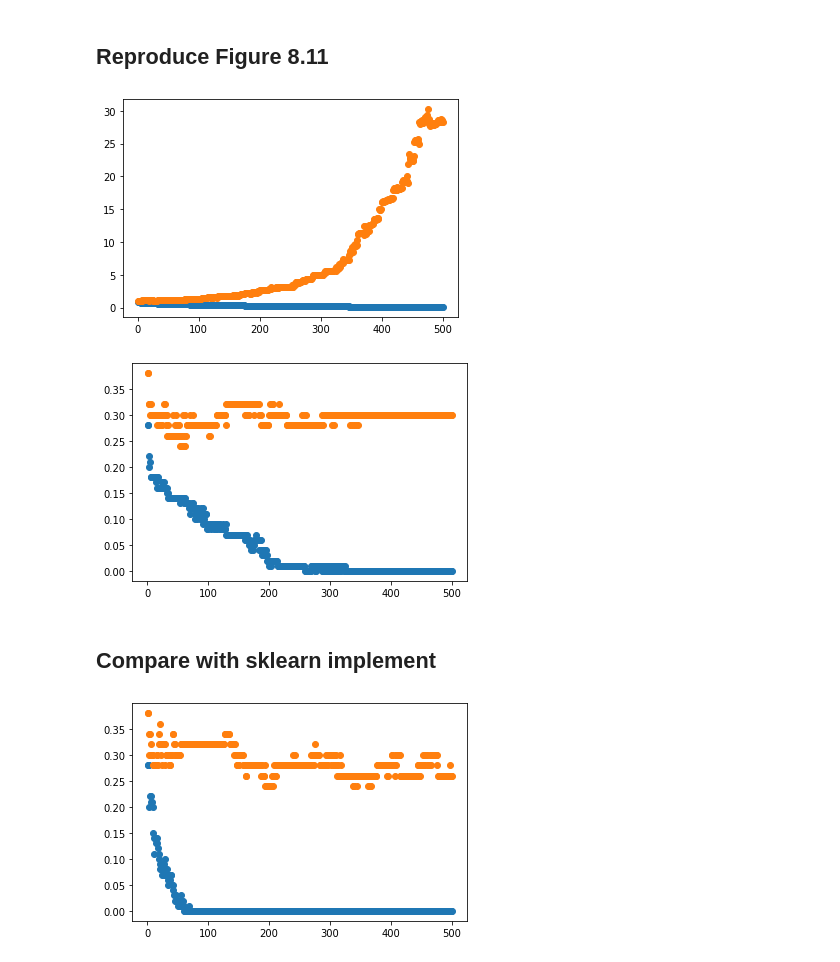
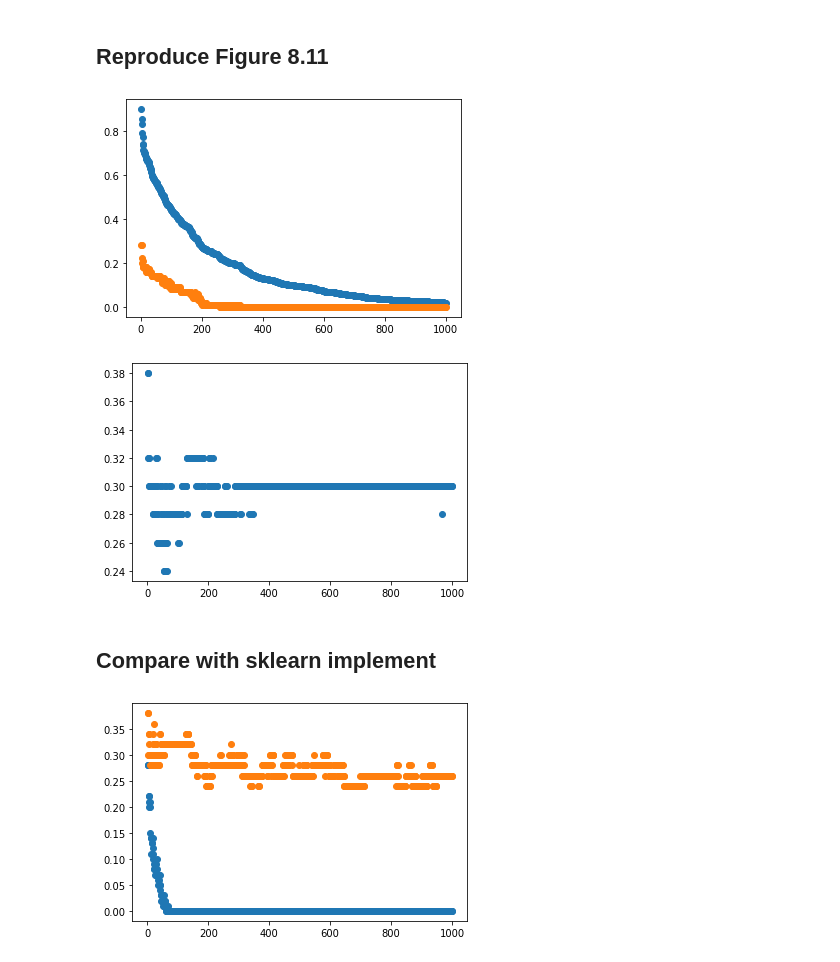
Before and after one commit to gnitnaw/Programs, a Jupyter notebook: Chapter8/AdaBoost.ipynb, the cells around one changed output. Saved outputs shown, nothing was run; the diff lists cells and outputs as text; code cells hidden in the pictures.

```diff
--- a/Chapter8/AdaBoost.ipynb
+++ b/Chapter8/AdaBoost.ipynb
@@ -98,7 +98,7 @@ y_test = np.copy(Y[n_points:])
 y_test[y_test==0]=-1
 
 # AdaBoost implementation
-BoostingRounds = 500
+BoostingRounds = 1000
 BB = np.arange(BoostingRounds)+1
 n = len(x)
 W = 1/n*np.ones(n)
@@ -129,39 +129,37 @@ for i in range(BoostingRounds):
             err_b = err_b+W[j]
     err_b = err_b/np.sum(W)
 
     alpha_b = 0.5*np.log((1-err_b)/err_b)
 
     alpha_b_arr.append(alpha_b)
 
     for j in range(n):
         W[j] = W[j]*np.exp(-y[j]*alpha_b*train_pred[j])
 
     yhat_boost1 = yhat_boost1+alpha_b_arr[i]*Learner[i].predict(x)
     yhat = np.zeros(n)
     yhat[yhat_boost1>=0]=1
     yhat[yhat_boost1<0]=-1
     ypre_exp[i] = ExponentialLoss(y, yhat_boost1)
     ypre_01[i] = zero_one_loss(y,yhat)
 
     yhat_boost2 = yhat_boost2+alpha_b_arr[i]*Learner[i].predict(x_test)
     yhat = np.zeros(len(y_test))
     yhat[yhat_boost2>=0]=1
     yhat[yhat_boost2<0]=-1
     ytest_exp[i] = ExponentialLoss(y_test, yhat_boost2)
     ytest_01[i] = zero_one_loss(y_test,yhat)
 
 
-
-
 plt.scatter(BB, ypre_exp)
-plt.scatter(BB, ytest_exp)
+plt.scatter(BB, ypre_01)
 plt.show()
-plt.scatter(BB, ypre_01)
+# plt.scatter(BB, ytest_exp)
 plt.scatter(BB, ytest_01)
 plt.show()
 # %% [output]
-[figure, old version]
+[figure, new version]
-[figure, old version]
+[figure, new version]
 # %% [markdown]
 ## Compare with sklearn implement
 # %%
@@ -183,4 +181,4 @@ plt.scatter(BB, ypre_sklearn_01)
 plt.scatter(BB, ytest_sklearn_01)
 plt.show()
 # %% [output]
-[figure, old version]
+[figure, new version]
```
